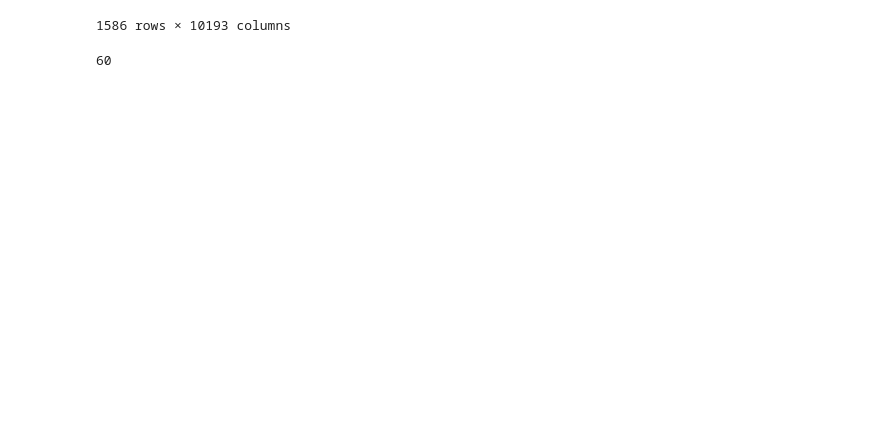
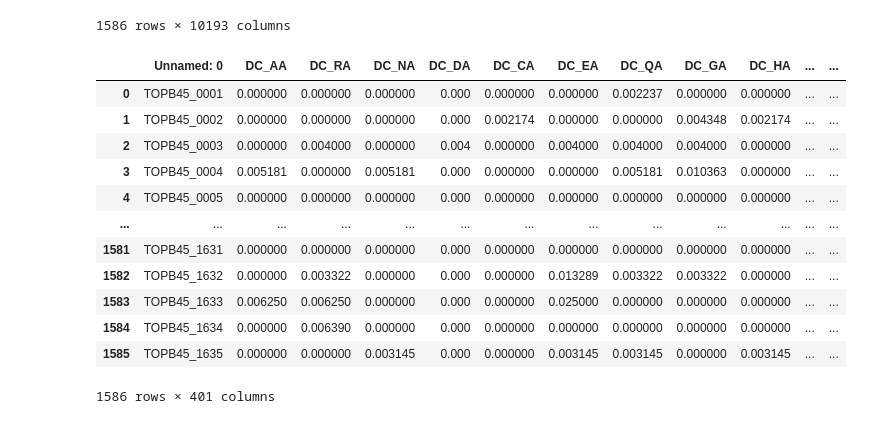
Before and after one commit to BuffetWarren/ModelRF, a Jupyter notebook: feature_by_groupe.ipynb, the cells around one changed output. Drawn from its saved outputs; the diff is of its cells as text; code cells hidden in the pictures; blank space fills up the shorter version.

```diff
--- a/feature_by_groupe.ipynb
+++ b/feature_by_groupe.ipynb
@@ -38,4 +39,17 @@ def countX(cols, x):
-# %%
-countX(cols, 'SOCN')
-# %% [output]
-60
+# %%
+gg = pd.read_csv("DC_AA.CSV")
+gg
+# %% [output]
+|  | Unnamed: 0 | DC_AA | DC_RA | DC_NA | DC_DA | DC_CA | DC_EA | DC_QA | DC_GA | DC_HA | ... | ... |
+| 0 | TOPB45_0001 | 0.000000 | 0.000000 | 0.000000 | 0.000 | 0.000000 | 0.000000 | 0.002237 | 0.000000 | 0.000000 | ... | ... |
+| 1 | TOPB45_0002 | 0.000000 | 0.000000 | 0.000000 | 0.000 | 0.002174 | 0.000000 | 0.000000 | 0.004348 | 0.002174 | ... | ... |
+| 2 | TOPB45_0003 | 0.000000 | 0.004000 | 0.000000 | 0.004 | 0.000000 | 0.004000 | 0.004000 | 0.004000 | 0.000000 | ... | ... |
+| 3 | TOPB45_0004 | 0.005181 | 0.000000 | 0.005181 | 0.000 | 0.000000 | 0.000000 | 0.005181 | 0.010363 | 0.000000 | ... | ... |
+| 4 | TOPB45_0005 | 0.000000 | 0.000000 | 0.000000 | 0.000 | 0.000000 | 0.000000 | 0.000000 | 0.000000 | 0.000000 | ... | ... |
+| ... | ... | ... | ... | ... | ... | ... | ... | ... | ... | ... | ... | ... |
+| 1581 | TOPB45_1631 | 0.000000 | 0.000000 | 0.000000 | 0.000 | 0.000000 | 0.000000 | 0.000000 | 0.000000 | 0.000000 | ... | ... |
+| 1582 | TOPB45_1632 | 0.000000 | 0.003322 | 0.000000 | 0.000 | 0.000000 | 0.013289 | 0.003322 | 0.003322 | 0.000000 | ... | ... |
+| 1583 | TOPB45_1633 | 0.006250 | 0.006250 | 0.000000 | 0.000 | 0.000000 | 0.025000 | 0.000000 | 0.000000 | 0.000000 | ... | ... |
+| 1584 | TOPB45_1634 | 0.000000 | 0.006390 | 0.000000 | 0.000 | 0.000000 | 0.000000 | 0.000000 | 0.000000 | 0.000000 | ... | ... |
+| 1585 | TOPB45_1635 | 0.000000 | 0.000000 | 0.003145 | 0.000 | 0.000000 | 0.003145 | 0.003145 | 0.000000 | 0.003145 | ... | ... |
+1586 rows × 401 columns
```
Also changed, not shown: parts of 31 cells of this notebook.
